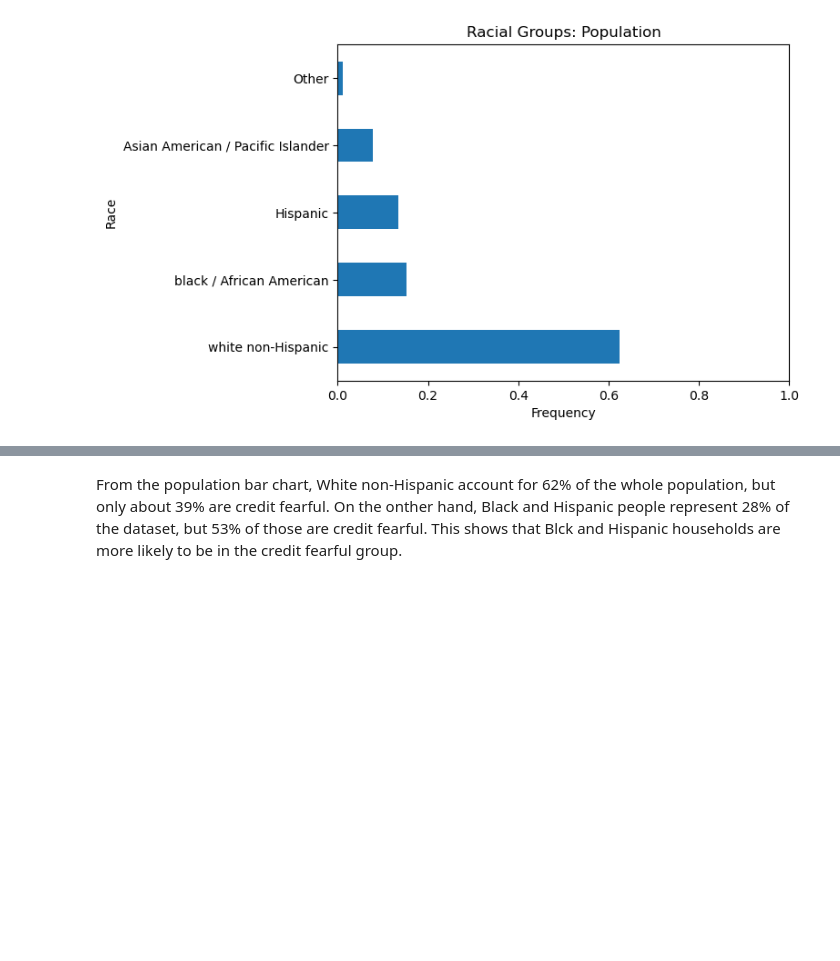
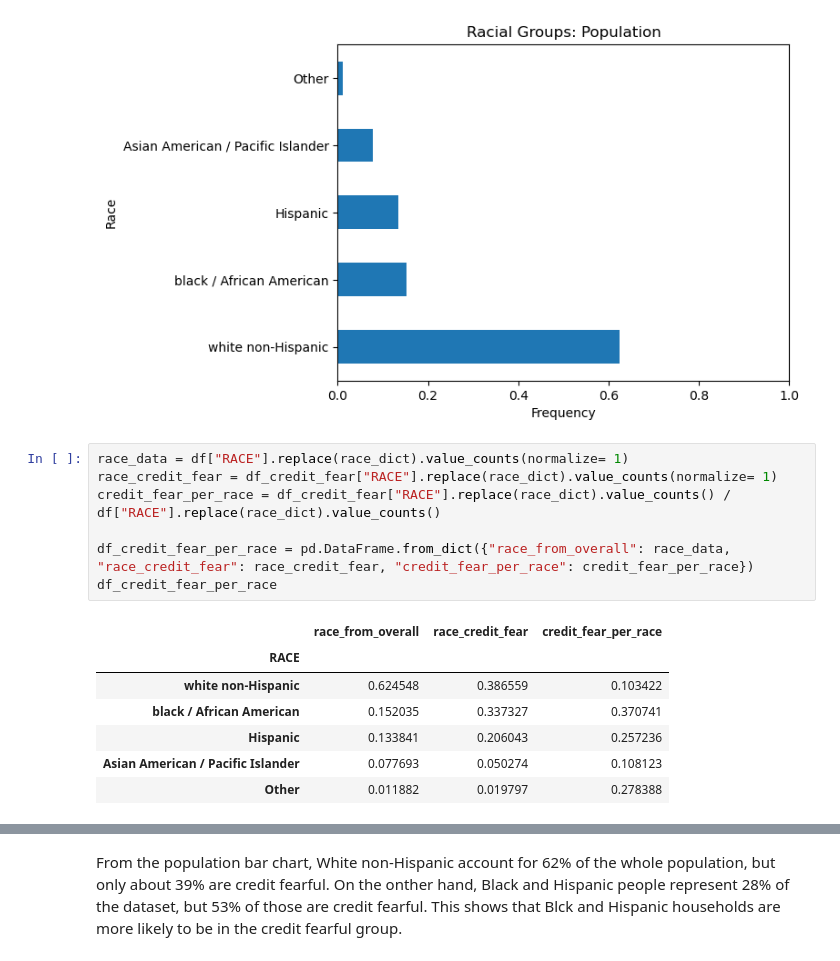
Before and after one commit to iyuendale/DS-projects, a Jupyter notebook: Customer Segmentation in the US/Customer_segmentation_in_US_part_1.ipynb, the cells around one changed output, grey strips where cells are left out. Cells and saved outputs as stored; diff of their text form; blank space fills up the shorter version.

```diff
--- a/Customer Segmentation in the US/Customer_segmentation_in_US_part_1.ipynb
+++ b/Customer Segmentation in the US/Customer_segmentation_in_US_part_1.ipynb
@@ -162,3 +162,18 @@ df["RACE"].replace(race_dict).value_counts(normalize= True).plot(
 plt.xlim((0, 1));
 # %% [output]
 [figure]
+# %%
+race_data = df["RACE"].replace(race_dict).value_counts(normalize= 1)
+race_credit_fear = df_credit_fear["RACE"].replace(race_dict).value_counts(normalize= 1)
+credit_fear_per_race = df_credit_fear["RACE"].replace(race_dict).value_counts() / df["RACE"].replace(race_dict).value_counts()
+
+df_credit_fear_per_race = pd.DataFrame.from_dict({"race_from_overall": race_data, "race_credit_fear": race_credit_fear, "credit_fear_per_race": credit_fear_per_race})
+df_credit_fear_per_race
+# %% [output]
+|  | race_from_overall | race_credit_fear | credit_fear_per_race |
+| RACE |  |  |  |
+| white non-Hispanic | 0.624548 | 0.386559 | 0.103422 |
+| black / African American | 0.152035 | 0.337327 | 0.370741 |
+| Hispanic | 0.133841 | 0.206043 | 0.257236 |
+| Asian American / Pacific Islander | 0.077693 | 0.050274 | 0.108123 |
+| Other | 0.011882 | 0.019797 | 0.278388 |
```
Also changed, not shown: parts of 3 cells of this notebook.
